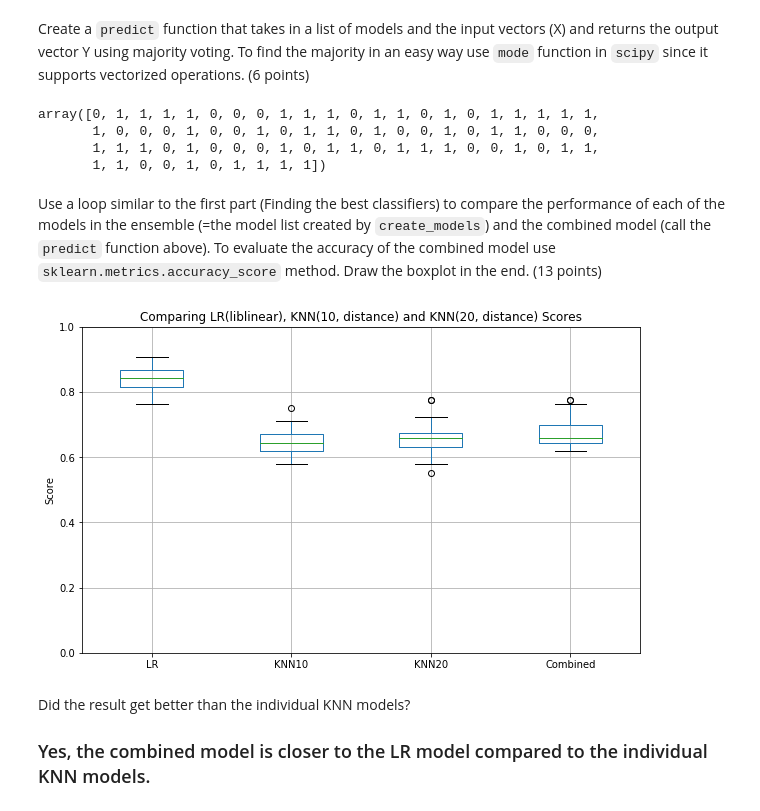
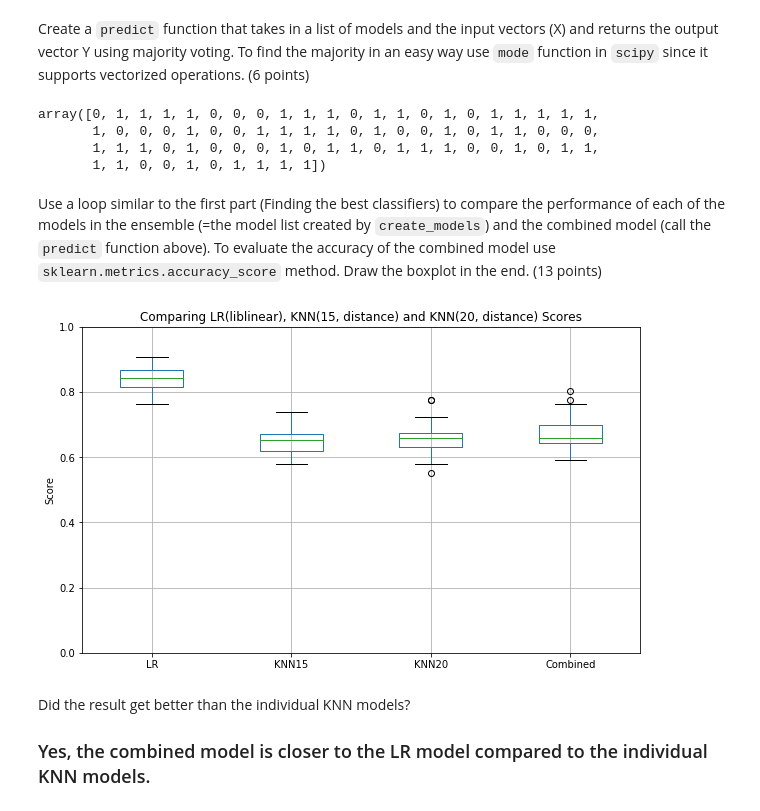
Before and after one commit to satyakig/ENSF519-M, a Jupyter notebook: lab3/Assignment 3.ipynb, the cells around one changed output. Saved outputs shown, nothing was run; the diff lists cells and outputs as text; code cells hidden in the pictures.

```diff
--- a/lab3/Assignment 3.ipynb
+++ b/lab3/Assignment 3.ipynb
@@ -184,7 +184,7 @@ and the inputs to the function are X and Y values for the training set. (12 poin
 # %%
 def create_models(X_train, y_train):
     # Your solution
-    knn1 = KNeighborsClassifier(n_neighbors=10, weights='distance')
+    knn1 = KNeighborsClassifier(n_neighbors=15, weights='distance')
     knn1.fit(X_train, y_train)
 
     knn2 = KNeighborsClassifier(n_neighbors=20, weights='distance')
@@ -211,7 +211,7 @@ def predict(models, X):
 predict(models, X_TST)  # Expected: 0, 1, 1, 1, 1, 0, 0, 0, ...
 # %% [output]
 array([0, 1, 1, 1, 1, 0, 0, 0, 1, 1, 1, 0, 1, 1, 0, 1, 0, 1, 1, 1, 1, 1,
-       1, 0, 0, 0, 1, 0, 0, 1, 0, 1, 1, 0, 1, 0, 0, 1, 0, 1, 1, 0, 0, 0,
+       1, 0, 0, 0, 1, 0, 0, 1, 1, 1, 1, 0, 1, 0, 0, 1, 0, 1, 1, 0, 0, 0,
        1, 1, 1, 0, 1, 0, 0, 0, 1, 0, 1, 1, 0, 1, 1, 1, 0, 0, 1, 0, 1, 1,
        1, 1, 0, 0, 1, 0, 1, 1, 1, 1])
 # %% [markdown]
@@ -220,37 +220,37 @@ Use a loop similar to the first part (Finding the best classifiers) to compare t
 from sklearn.metrics import accuracy_score
 
 # Your solution
 # Use LR, KNN15, KNN20, and Combined for the column names
 
 # Your solution
 combined_scores = {
     'LR': [],
-    'KNN10': [],
+    'KNN15': [],
     'KNN20': [],
     'Combined': [],
 }
 
 for seed in range(5000, 5052):
     x_train, x_test, y_train, y_test = train_test_split(features, labels, random_state=seed)
 
     model_list = create_models(x_train, y_train)
     combined = predict(model_list, x_test)
 
     combined_scores['LR'].append(model_list[0].score(x_test, y_test))
-    combined_scores['KNN10'].append(model_list[1].score(x_test, y_test))
+    combined_scores['KNN15'].append(model_list[1].score(x_test, y_test))
     combined_scores['KNN20'].append(model_list[2].score(x_test, y_test))
     combined_scores['Combined'].append(accuracy_score(y_test, combined))
 
 
 
 df3 = pd.DataFrame(combined_scores)
 ax3 = df3.boxplot(figsize=(10,6))
 ax3.set_ylim(0, 1)
-ax3.set_title('Comparing LR(liblinear), KNN(10, distance) and KNN(20, distance) Scores')
+ax3.set_title('Comparing LR(liblinear), KNN(15, distance) and KNN(20, distance) Scores')
 ax3.set_ylabel('Score')
 plt.show()
 # %% [output]
-[figure, old version]
+[figure, new version]
 # %% [markdown]
 Did the result get better than the individual KNN models?
 ### Yes, the combined model is closer to the LR model compared to the individual KNN models.
```
Also changed, not shown: 4 other files.
